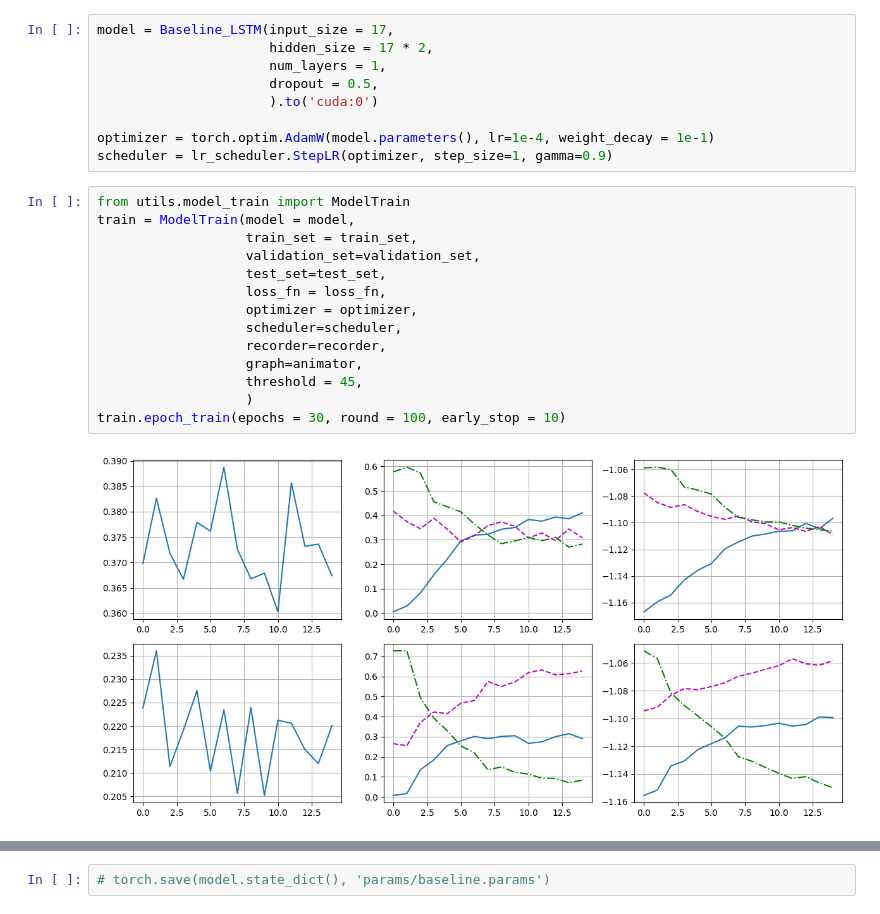
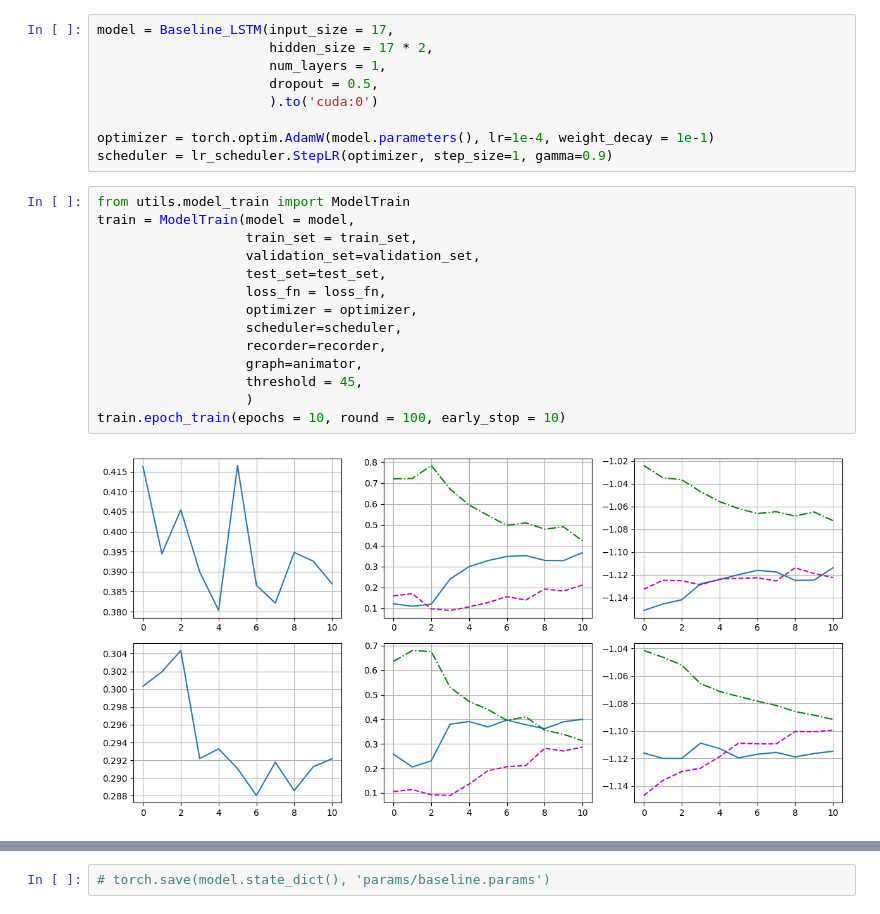
Before and after one commit to FerdinandEoverm/Index_Future_Prediction, a Jupyter notebook: framework/7. BaselineModel-LSTM.ipynb, the cells around one changed output, grey strips where cells are left out. Saved outputs shown, nothing was run; the diff lists cells and outputs as text.

```diff
--- a/framework/7. BaselineModel-LSTM.ipynb
+++ b/framework/7. BaselineModel-LSTM.ipynb
@@ -90,19 +90,19 @@ scheduler = lr_scheduler.StepLR(optimizer, step_size=1, gamma=0.9)
 # %%
 from utils.model_train import ModelTrain
 train = ModelTrain(model = model,
                    train_set = train_set,
                    validation_set=validation_set,
                    test_set=test_set,
                    loss_fn = loss_fn,
                    optimizer = optimizer,
                    scheduler=scheduler,
                    recorder=recorder,
                    graph=animator,
                    threshold = 45,
                    )
-train.epoch_train(epochs = 30, round = 100, early_stop = 10)
+train.epoch_train(epochs = 10, round = 100, early_stop = 10)
 # %% [output]
-[figure, old version]
+[figure, new version]
 # %%
 train.round(round = 100, is_train = False, use_set = 'train', print_summary = True)
 # %% [output]
```
Also changed, not shown: parts of 7 cells of this notebook, 4 other files.
